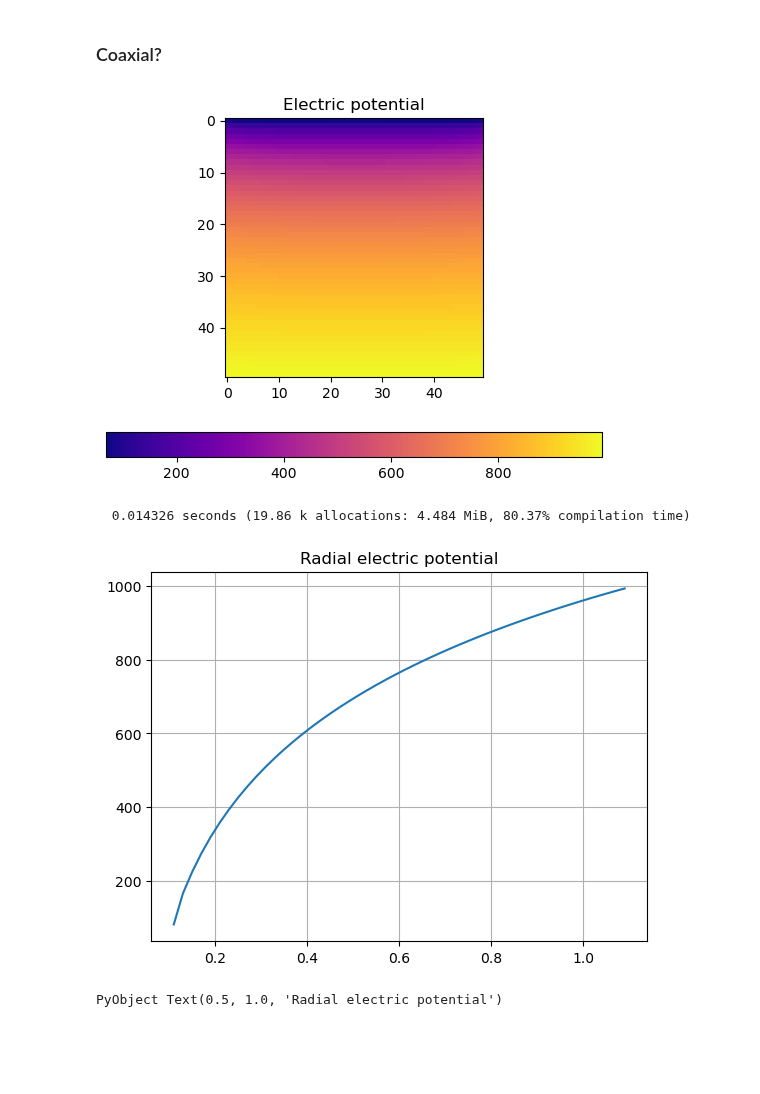
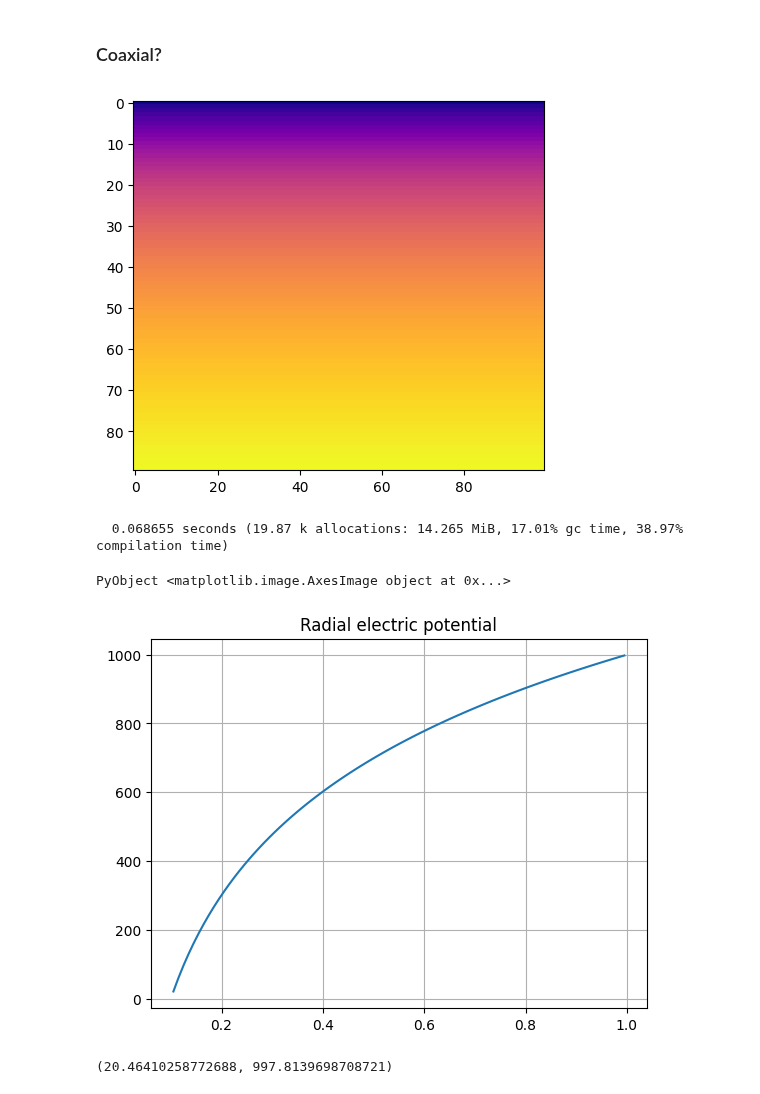
Before and after one commit to bchaber/pole, a Jupyter notebook: PoissonEquation.ipynb, the cells around one changed output. Drawn from its saved outputs; the diff is of its cells as text; code cells hidden in the pictures; blank space fills up the shorter version.

```diff
--- a/PoissonEquation.ipynb
+++ b/PoissonEquation.ipynb
@@ -316,8 +283,9 @@ PyObject <matplotlib.legend.Legend object at 0x...>
 # %% [markdown]
 ### Coaxial?
 # %%
-h  = 0.02
-rf = 0.1:h:1.1
+include("linear_solver2.jl")
+h  = 0.01
+rf = 0.1:h:1.0
 zf = 0.0:h:1.0
 rc = 0.5 .* rf[1:end-1] .+
      0.5 .* rf[2:end]
@@ -328,26 +296,27 @@ nz = length(zc)
 rr = repeat(rc,   1, nz)
 zz = repeat(zc', nr,  1)
 nothing
+# %%
+ρ = zeros(nr, nz)
+gnd = DirichletBC(0.)
+dbc = DirichletBC(1000.)
+bc = NeumannBC()
+ps = LinearSolver(zf, rf, left=bc, right=bc, upper=dbc, lower=gnd)
+cylindrical!(ps, rf)
+nothing
 # %%
-ρ = zeros(nr, nz)
-dbc = DirichletBC(0.)
-hv  = DirichletBC(1000.)
-bc = NeumannBC()
-ps = LinearSolver(zf, rf, left=bc, right=bc, upper=dbc, lower=hv)
-cylindrical!(ps, rc)
-
 @time it = solve!(ps, reshape(ρ,:))
-φ  = solution(ps)
-imshow(φ', cmap="plasma"); colorbar(orientation="horizontal")
-title("Electric potential")
-nothing
+φ = solution(ps)
+imshow(φ', cmap="plasma")
 # %% [output]
-[figure, old version]
+[figure, new version]
-  0.014326 seconds (19.86 k allocations: 4.484 MiB, 80.37% compilation time)
+  0.068655 seconds (19.87 k allocations: 14.265 MiB, 17.01% gc time, 38.97% compilation time)
+PyObject <matplotlib.image.AxesImage object at 0x...>
 # %%
 plot(rc, φ[1,:])
 grid()
 title("Radial electric potential")
+extrema(φ)
 # %% [output]
-[figure, old version]
+[figure, new version]
-PyObject Text(0.5, 1.0, 'Radial electric potential')
+(20.46410258772688, 997.8139698708721)
```
Also changed, not shown: parts of 13 cells of this notebook, 3 other files.
